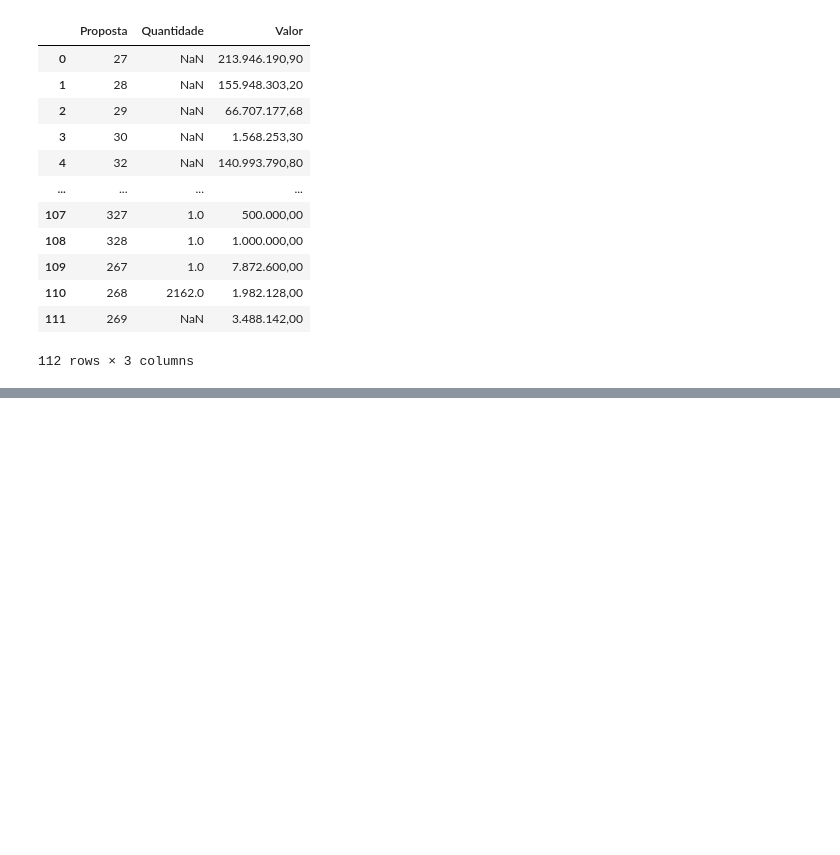
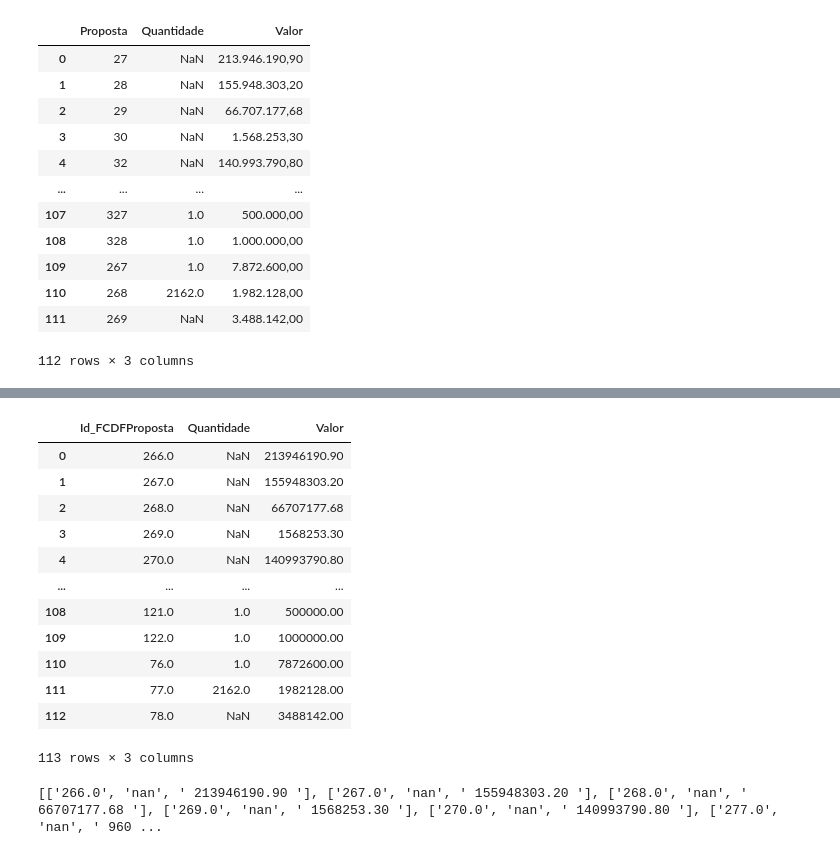
Before and after one commit to vroader/SIORF, a Jupyter notebook: Tabelas csv/20210326_CriaçãoInserçãoTabelaPIOFCDF.ipynb, the cells around one changed output, grey strips where cells are left out. Drawn from its saved outputs; the diff is of its cells as text; code cells hidden in the pictures; blank space fills up the shorter version.

```diff
--- a/Tabelas csv/20210326_CriaçãoInserçãoTabelaPIOFCDF.ipynb
+++ b/Tabelas csv/20210326_CriaçãoInserçãoTabelaPIOFCDF.ipynb
@@ -78,6 +93,23 @@ dfPIO3 = dfPIO2
+# %%
+dfPIOFINAL = dfPIO3[['Id_FCDFProposta', 'Quantidade', 'Valor']]
+dfPIOFINAL
+# %% [output]
+|  | Id_FCDFProposta | Quantidade | Valor |
+| 0 | 266.0 | NaN | 213946190.90 |
+| 1 | 267.0 | NaN | 155948303.20 |
+| 2 | 268.0 | NaN | 66707177.68 |
+| 3 | 269.0 | NaN | 1568253.30 |
+| 4 | 270.0 | NaN | 140993790.80 |
+| ... | ... | ... | ... |
+| 108 | 121.0 | 1.0 | 500000.00 |
+| 109 | 122.0 | 1.0 | 1000000.00 |
+| 110 | 76.0 | 1.0 | 7872600.00 |
+| 111 | 77.0 | 2162.0 | 1982128.00 |
+| 112 | 78.0 | NaN | 3488142.00 |
+113 rows × 3 columns
 # %%
 #Agora transformar o DataFrame em uma lista para ser inserido no MYSQL
-list_PIO = dfPIO.values.tolist()
+list_PIO = dfPIOFINAL.values.tolist()
 PIO = []
 #Transformando dados 'int' em string'
 for lista in list_PIO:
@@ -87,6 +119,8 @@ for lista in list_PIO:
         linha.append(registro)
     PIO.append(linha)
 print(PIO)
+# %% [output]
+[['266.0', 'nan', ' 213946190.90 '], ['267.0', 'nan', ' 155948303.20 '], ['268.0', 'nan', ' 66707177.68 '], ['269.0', 'nan', ' 1568253.30 '], ['270.0', 'nan', ' 140993790.80 '], ['277.0', 'nan', ' 960 ...
 # %%
 for registro in PIO:
     engine.execute('SET FOREIGN_KEY_CHECKS=0;')
```
Also changed, not shown: parts of 11 cells of this notebook, 1 other file.
